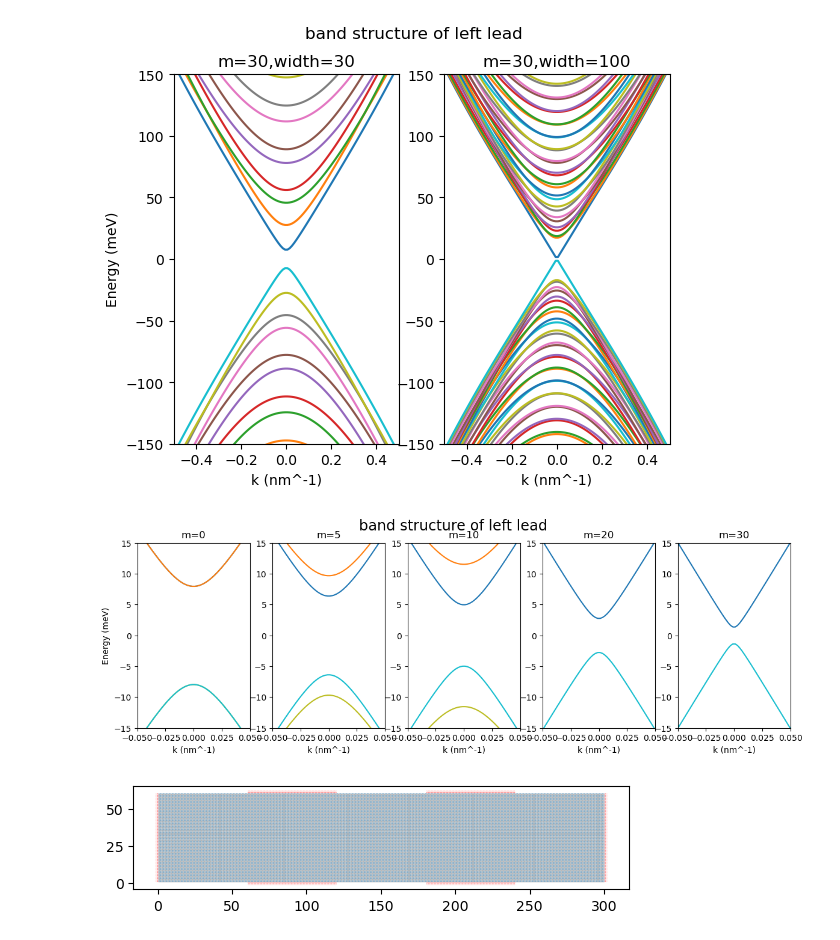
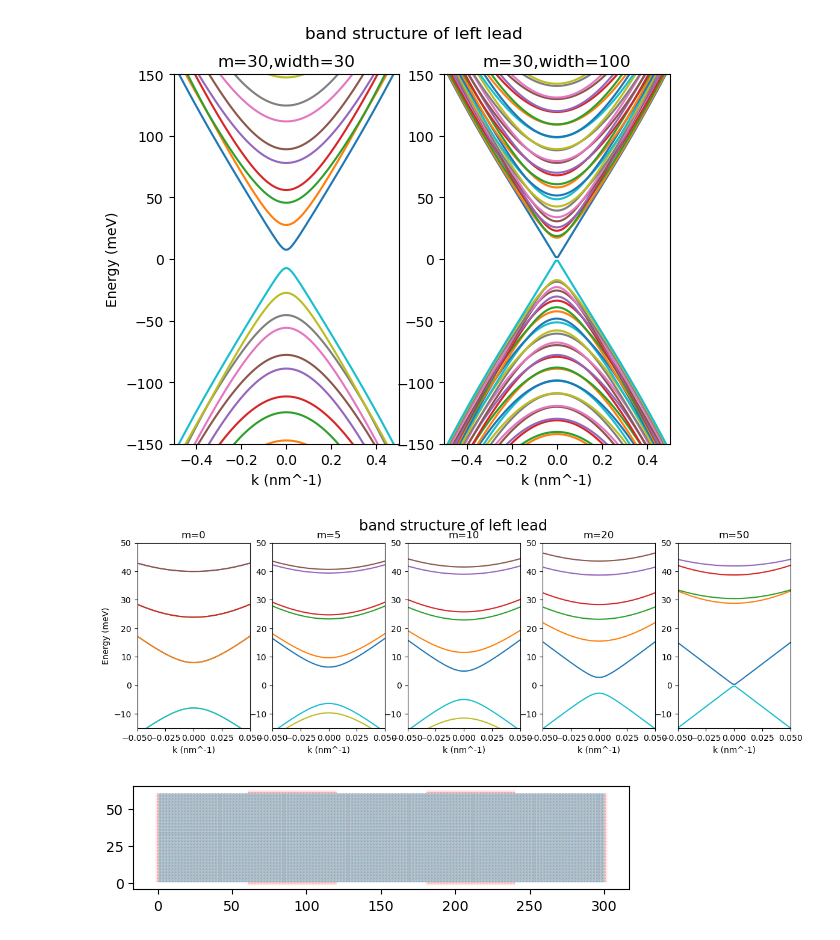
Before and after one commit to Xky123ff/GIT--DEMO, a Jupyter notebook: r_c-c.ipynb, the cells around one changed output. Saved outputs shown, nothing was run; the diff lists cells and outputs as text; code cells hidden in the pictures.

```diff
--- a/r_c-c.ipynb
+++ b/r_c-c.ipynb
@@ -113,18 +115,18 @@ kwant.plotter.bands(syst2,momenta=np.linspace(-0.5, 0.5, 100), ax=ax2, params=di
 # %%
 syst1=make_syst(width=60,leads_model=model_MTI()).leads[0]
 
 fig, (ax1,ax2,ax3,ax4,ax5) = plt.subplots(1,5, figsize=(14, 4))
 fig.suptitle('band structure of left lead', size='xx-large')
 
 ax1.set_ylabel('Energy (meV)')
-for ax in zip((ax1,ax2,ax3,ax4,ax5),(0,5,10,20,30)):
+for ax in zip((ax1,ax2,ax3,ax4,ax5),(0,5,10,20,50)):
     ax[0].set_xlabel('k (nm^-1)')
-    ax[0].set_ylim(-15,15)
+    ax[0].set_ylim(-15,50)
     ax[0].set_xlim(-0.05,0.05)
     ax[0].set_title(f'm={ax[1]}')
     kwant.plotter.bands(syst1,momenta=np.linspace(-0.05, 0.05, 50), ax=ax[0], params=dict(m=ax[1]));
 # %% [output]
-[figure, old version]
+[figure, new version]
 # %%
 syst=make_syst(width=60,length=300,leads_model=model_MTI())
 kwant.plot(syst);
```
Also changed, not shown: parts of 28 cells of this notebook, 6 other files.
